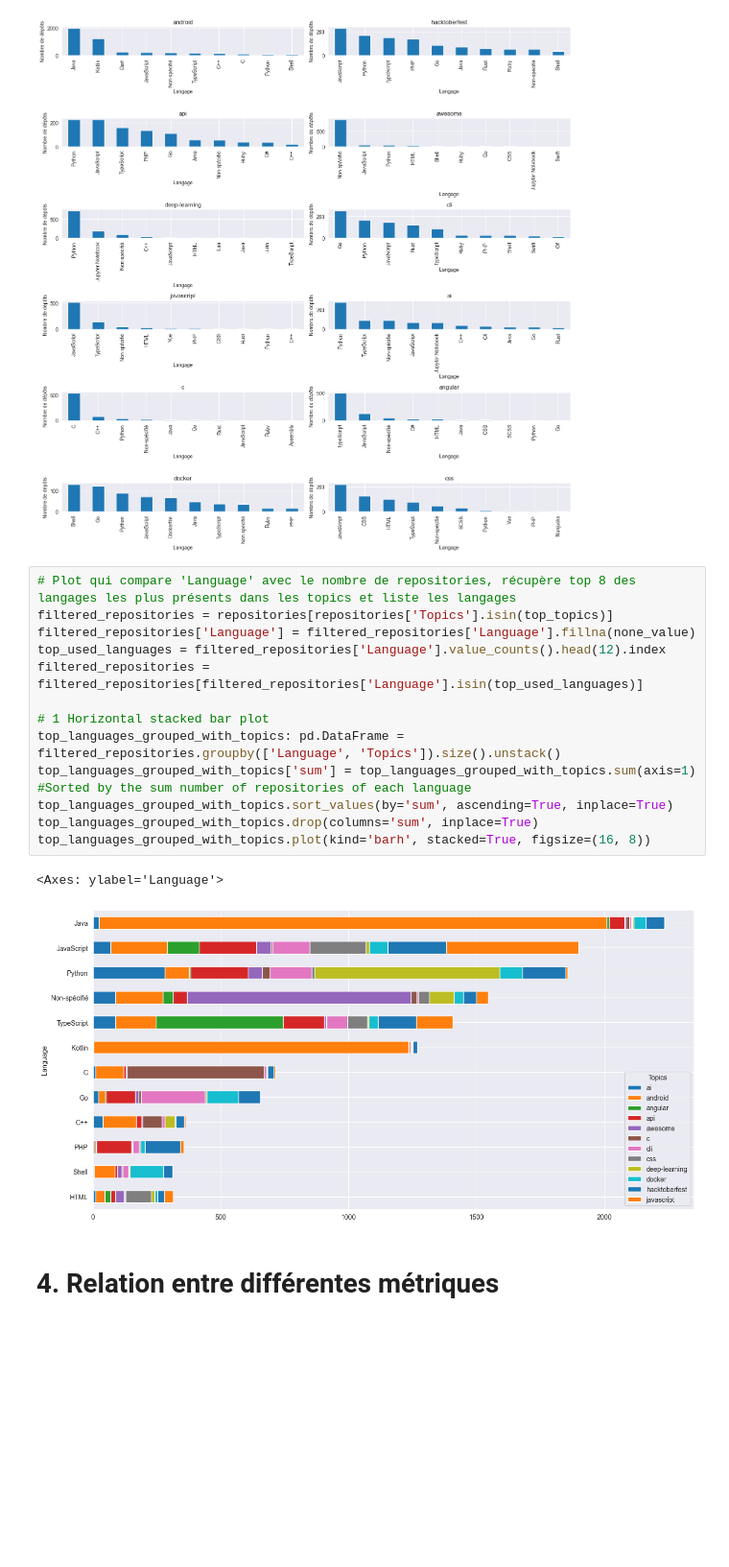
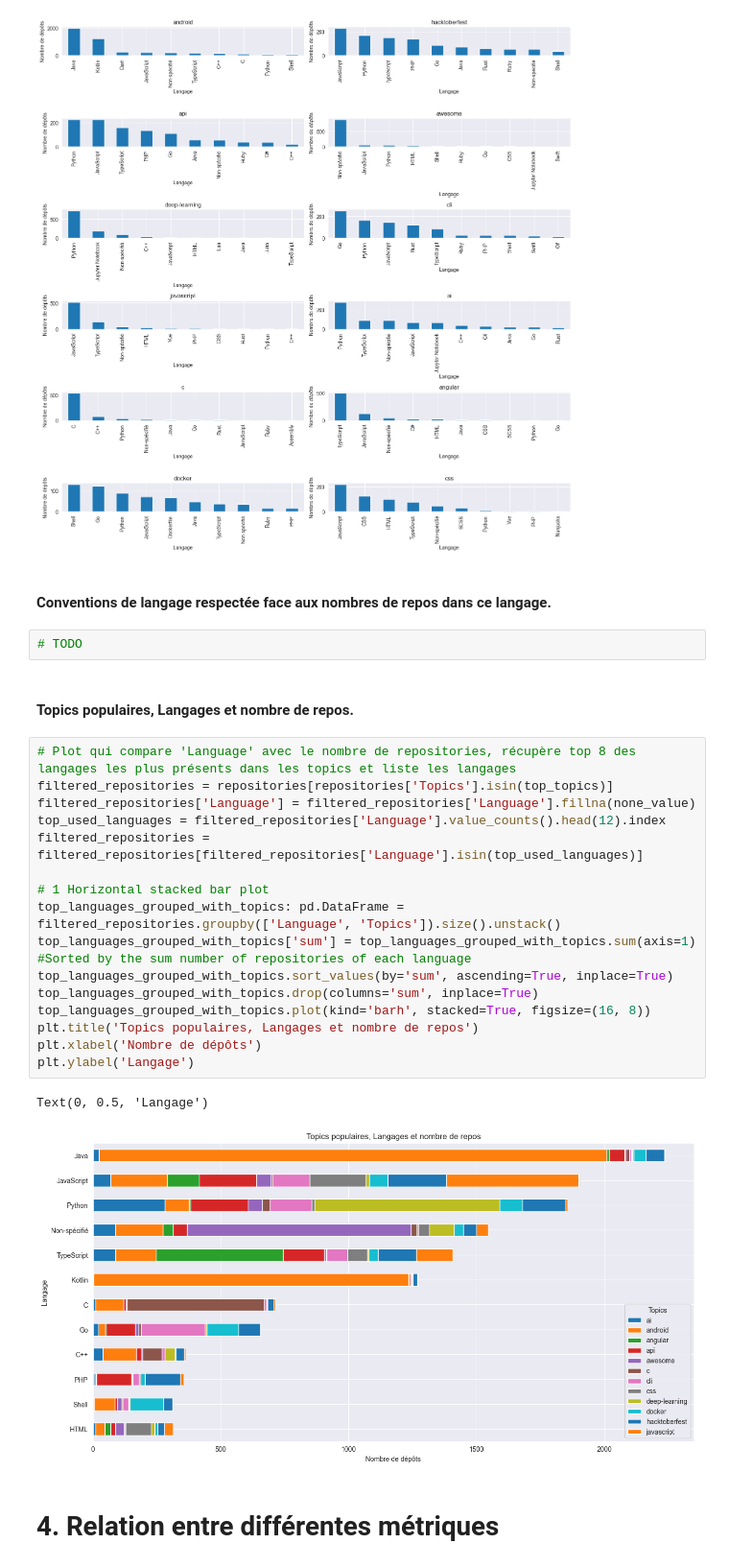
Before and after one commit to xhmyjae/stats-in-space, a Jupyter notebook: main.ipynb, the cells around one changed output. Shown at 96% size. Drawn from its saved outputs; the diff is of its cells as text; blank space fills up the shorter version.

```diff
--- a/main.ipynb
+++ b/main.ipynb
@@ -143,23 +158,32 @@ for i, topic in enumerate(top_topics):
 plt.tight_layout()
 # %% [output]
 [figure]
+# %% [markdown]
+#### Conventions de langage respectée face aux nombres de repos dans ce langage.
+# %%
+# TODO
+# %% [markdown]
+#### Topics populaires, Langages et nombre de repos.
 # %%
 # Plot qui compare 'Language' avec le nombre de repositories, récupère top 8 des langages les plus présents dans les topics et liste les langages
 filtered_repositories = repositories[repositories['Topics'].isin(top_topics)]
 filtered_repositories['Language'] = filtered_repositories['Language'].fillna(none_value)
 top_used_languages = filtered_repositories['Language'].value_counts().head(12).index
 filtered_repositories = filtered_repositories[filtered_repositories['Language'].isin(top_used_languages)]
 
 # 1 Horizontal stacked bar plot
 top_languages_grouped_with_topics: pd.DataFrame = filtered_repositories.groupby(['Language', 'Topics']).size().unstack()
 top_languages_grouped_with_topics['sum'] = top_languages_grouped_with_topics.sum(axis=1)
 #Sorted by the sum number of repositories of each language
 top_languages_grouped_with_topics.sort_values(by='sum', ascending=True, inplace=True)
 top_languages_grouped_with_topics.drop(columns='sum', inplace=True)
 top_languages_grouped_with_topics.plot(kind='barh', stacked=True, figsize=(16, 8))
+plt.title('Topics populaires, Langages et nombre de repos')
+plt.xlabel('Nombre de dépôts')
+plt.ylabel('Langage')
 # %% [output]
-<Axes: ylabel='Language'>
+Text(0, 0.5, 'Langage')
-[figure, old version]
+[figure, new version]
 # %% [markdown]
 # 4. Relation entre différentes métriques
 # %% [markdown]
```
Also changed, not shown: parts of 34 cells of this notebook.
